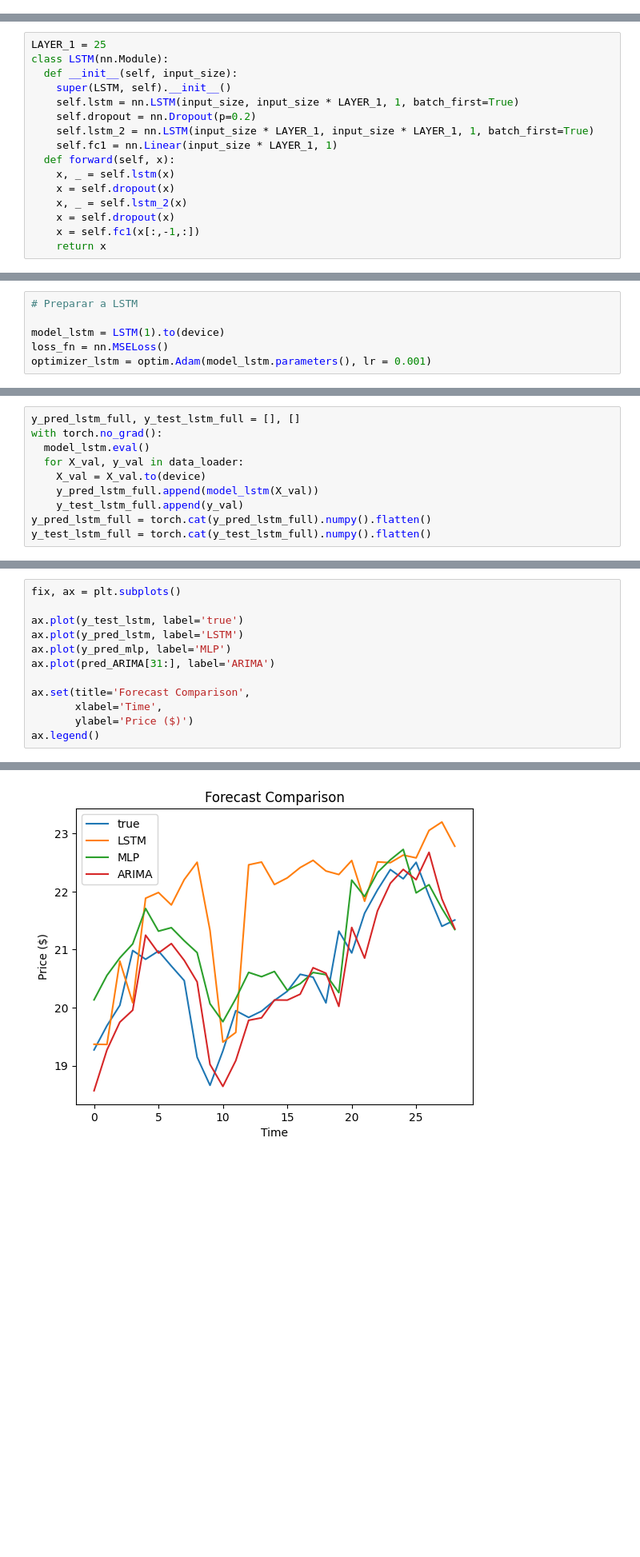
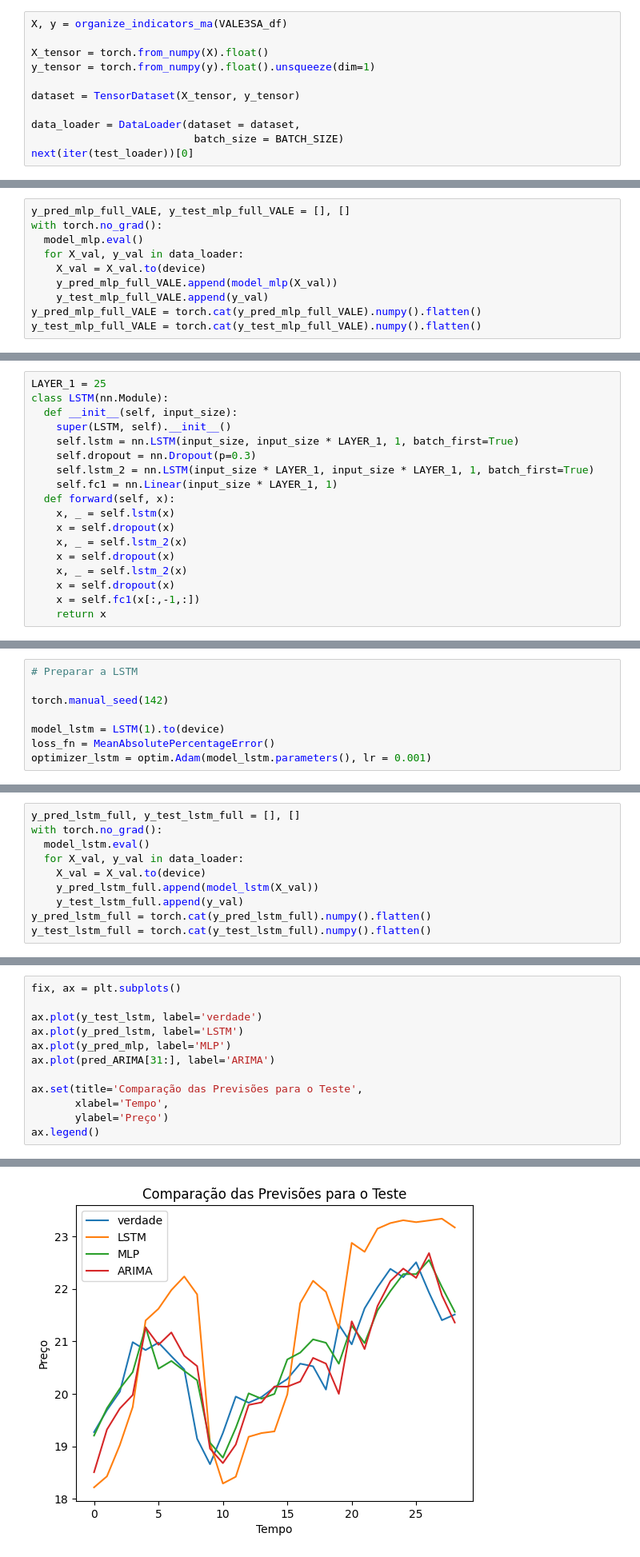
Before and after one commit to GSF417/ML_FOR_FINANCE, a Jupyter notebook: src/GUSTAVO_DOS_SANTOS_FERREIRA_PROJETO_FINAL_IA.ipynb, the cells around one changed output, grey strips where cells are left out. Shown at 80% size. Drawn from its saved outputs; the diff is of its cells as text; blank space fills up the shorter version.

```diff
--- a/src/GUSTAVO_DOS_SANTOS_FERREIRA_PROJETO_FINAL_IA.ipynb
+++ b/src/GUSTAVO_DOS_SANTOS_FERREIRA_PROJETO_FINAL_IA.ipynb
@@ -520,0 +537,11 @@ Forecasted MSE: 0.50; RMSE: 0.71; MAPE: 0.03
+# %%
+X, y = organize_indicators_ma(VALE3SA_df)
+
+X_tensor = torch.from_numpy(X).float()
+y_tensor = torch.from_numpy(y).float().unsqueeze(dim=1)
+
+dataset = TensorDataset(X_tensor, y_tensor)
+
+data_loader = DataLoader(dataset = dataset,
+                          batch_size = BATCH_SIZE)
+next(iter(test_loader))[0]
@@ -520,0 +554,10 @@ Forecasted MSE: 0.50; RMSE: 0.71; MAPE: 0.03
+# %%
+y_pred_mlp_full_VALE, y_test_mlp_full_VALE = [], []
+with torch.no_grad():
+  model_mlp.eval()
+  for X_val, y_val in data_loader:
+    X_val = X_val.to(device)
+    y_pred_mlp_full_VALE.append(model_mlp(X_val))
+    y_test_mlp_full_VALE.append(y_val)
+y_pred_mlp_full_VALE = torch.cat(y_pred_mlp_full_VALE).numpy().flatten()
+y_test_mlp_full_VALE = torch.cat(y_test_mlp_full_VALE).numpy().flatten()
@@ -524,7 +586,7 @@ class LSTM(nn.Module):
   def __init__(self, input_size):
     super(LSTM, self).__init__()
     self.lstm = nn.LSTM(input_size, input_size * LAYER_1, 1, batch_first=True)
-    self.dropout = nn.Dropout(p=0.2)
+    self.dropout = nn.Dropout(p=0.3)
     self.lstm_2 = nn.LSTM(input_size * LAYER_1, input_size * LAYER_1, 1, batch_first=True)
     self.fc1 = nn.Linear(input_size * LAYER_1, 1)
   def forward(self, x):
@@ -532,6 +594,8 @@ class LSTM(nn.Module):
     x = self.dropout(x)
     x, _ = self.lstm_2(x)
     x = self.dropout(x)
+    x, _ = self.lstm_2(x)
+    x = self.dropout(x)
     x = self.fc1(x[:,-1,:])
     return x
 # %%
@@ -559,8 +622,10 @@ data_loader = DataLoader(dataset = dataset,
 # %%
 # Preparar a LSTM
 
+torch.manual_seed(142)
+
 model_lstm = LSTM(1).to(device)
-loss_fn = nn.MSELoss()
+loss_fn = MeanAbsolutePercentageError()
 optimizer_lstm = optim.Adam(model_lstm.parameters(), lr = 0.001)
 # %%
 # Treino da LSTM
@@ -684,15 +802,15 @@ Forecasted MSE: 2.4248; RMSE: 1.5572; MAPE: 0.0626
 # %%
 fix, ax = plt.subplots()
 
-ax.plot(y_test_lstm, label='true')
+ax.plot(y_test_lstm, label='verdade')
 ax.plot(y_pred_lstm, label='LSTM')
 ax.plot(y_pred_mlp, label='MLP')
 ax.plot(pred_ARIMA[31:], label='ARIMA')
 
-ax.set(title='Forecast Comparison',
-       xlabel='Time',
-       ylabel='Price ($)')
+ax.set(title='Comparação das Previsões para o Teste',
+       xlabel='Tempo',
+       ylabel='Preço')
 ax.legend()
 # %% [output]
 <matplotlib.legend.Legend at 0x...>
-[figure, old version]
+[figure, new version]
```
Also changed, not shown: parts of 29 cells of this notebook, 1 other file.
